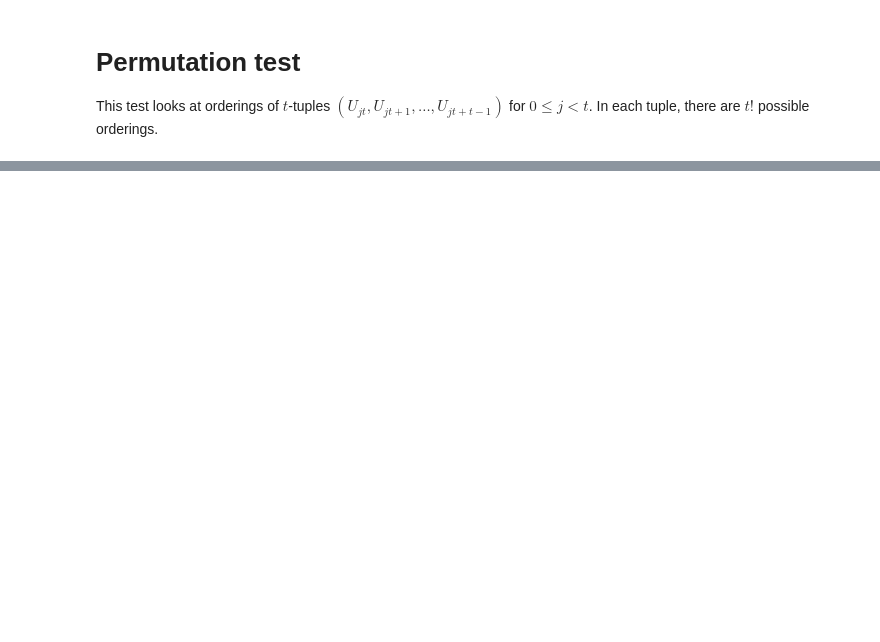
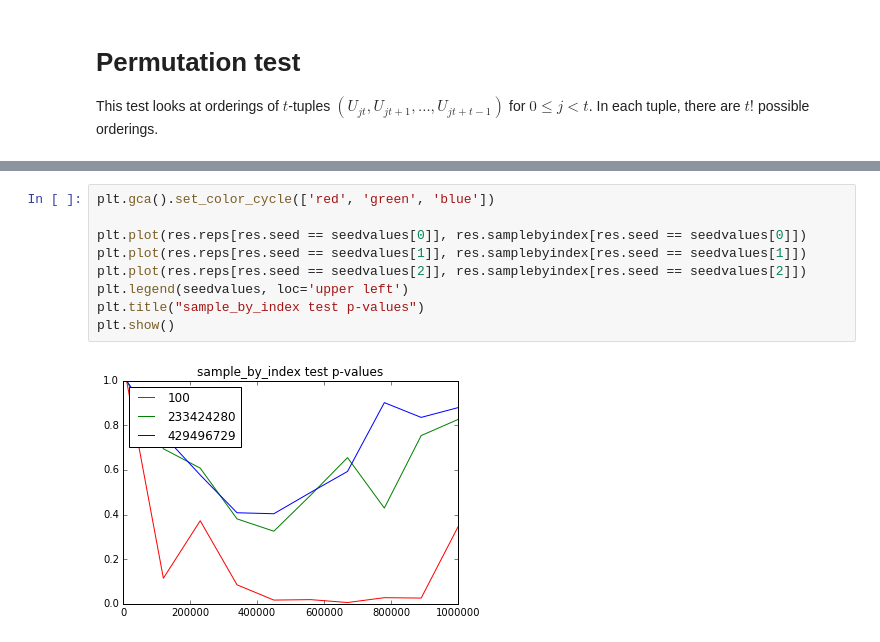
Before and after one commit to kellieotto/prng-slides, a Jupyter notebook: code/sha256-tests.ipynb, the cells around one changed output, grey strips where cells are left out. Drawn from its saved outputs; the diff is of its cells as text; blank space fills up the shorter version.

```diff
--- a/code/sha256-tests.ipynb
+++ b/code/sha256-tests.ipynb
@@ -288,0 +374,11 @@ conductPermTest(prns[:10**5], 5)
+# %%
+plt.gca().set_color_cycle(['red', 'green', 'blue'])
+
+plt.plot(res.reps[res.seed == seedvalues[0]], res.samplebyindex[res.seed == seedvalues[0]])
+plt.plot(res.reps[res.seed == seedvalues[1]], res.samplebyindex[res.seed == seedvalues[1]])
+plt.plot(res.reps[res.seed == seedvalues[2]], res.samplebyindex[res.seed == seedvalues[2]])
+plt.legend(seedvalues, loc='upper left')
+plt.title("sample_by_index test p-values")
+plt.show()
+# %% [output]
+[figure, added]
```
Also changed, not shown: parts of 17 cells of this notebook.
